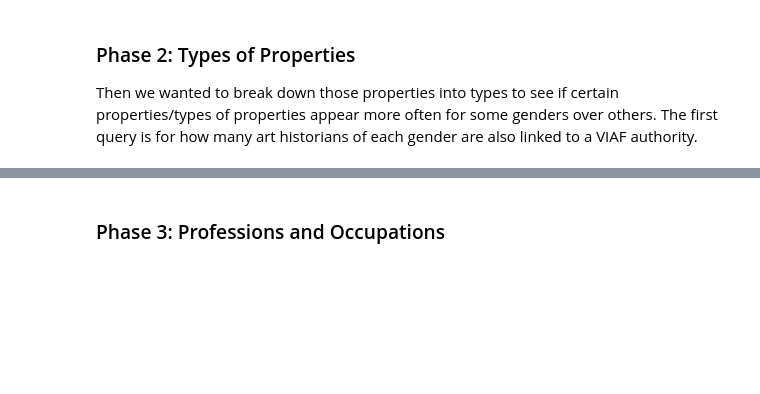
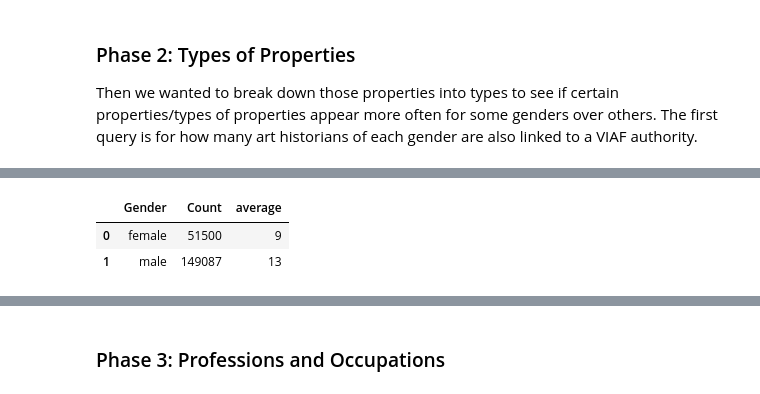
Before and after one commit to SarahTew/wikigen, a Jupyter notebook: Notebook 4.ipynb, the cells around one changed output, grey strips where cells are left out. Saved outputs shown, nothing was run; the diff lists cells and outputs as text; code cells hidden in the pictures; blank space fills up the shorter version.

```diff
--- a/Notebook 4.ipynb
+++ b/Notebook 4.ipynb
@@ -603,3 +672,81 @@ HaBima Archive person ID male 1
 ArTS author ID female 1
 IxTheo authority ID non-binary 1
 👻
+# %%
+#Note: I have tried to do the totals using the same code as the personal relationships, just changing to type of property
+#but it doesn't work!!! It times out. Idk why??? also the viaf doesn't match the above: why?
+
+from SPARQLWrapper import SPARQLWrapper, JSON
+import ssl
+import csv
+import pandas as pd
+
+ssl._create_default_https_context = ssl._create_unverified_context
+
+# get the endpoint API
+wikidata_endpoint = "https://query.wikidata.org/bigdata/namespace/wdq/sparql"
+
+# prepare the query
+my_SPARQL_query = """
+# Make a list of the most used authority control properties for people for art historians by gender
+#counting people rather than properties
+SELECT ?propertyLabel ?genderLabel ?count WHERE {
+  {
+    select distinct?gender ?propertyclaim (COUNT(distinct(?item)) AS ?count) where {
+      ?item wdt:P106/wdt:P279* wd:Q1792450  .
+      ?item wdt:P31 wd:Q5 .
+      ?item wdt:P21 ?gender .
+      ?item ?propertyclaim [] .
+    } group by ?propertyclaim ?gender
+  }
+  ?property wikibase:propertyType wikibase:ExternalId .
+  ?property wdt:P31 wd:Q19595382 .
+  ?property wikibase:claim ?propertyclaim .
+  SERVICE wikibase:label {            # ... include the labels
+    bd:serviceParam wikibase:language "en" .
+  }
+} ORDER BY DESC (?count)
+"""
+# set the endpoint
+sparql_wd = SPARQLWrapper(wikidata_endpoint)
+# set the query
+sparql_wd.setQuery(my_SPARQL_query)
+# set the returned format
+sparql_wd.setReturnFormat(JSON)
+# get the results
+auth_result = sparql_wd.query().convert()
+
+# manipulate the result
+#for result in auth_results["results"]["bindings"]:
+    #print(result["propertyLabel"]["value"], result["genderLabel"]["value"], result["count"]["value"])
+print("👻")
+
+#Create csv file
+with open('authorities.csv', mode='w', encoding="utf-8") as my_file:
+    my_writer = csv.writer(my_file, delimiter=',', quoting=csv.QUOTE_ALL)
+    # write the column names
+    my_writer.writerow(['Authority', 'Gender', "Count"])
+    for result in auth_result["results"]["bindings"]:
+        my_writer.writerow([result["propertyLabel"]["value"], result["genderLabel"]["value"], result["count"]["value"].strip()])
+
+# parse the csv into a dataframe
+dfd = pd.read_csv("authorities.csv")
+
+#sum the counts by gender
+dff = dfd.groupby(["Gender"]).Count.sum().reset_index()
+#drop nb
+dff = dff.drop(dff.index[2])
+
+#add colum for average
+f_auth = dff.iat[0,1]
+m_auth = dff.iat[1,1]
+ff_auth = round(f_auth/women)
+fm_auth = round(m_auth/men)
+average = [ff_auth, fm_auth]
+dff["average"] = average
+dff.head()
+
+
+#print(f_auth)
+#print(m_auth)
+# %% [output]
@@ -605,0 +754,3 @@ IxTheo authority ID non-binary 1
+|  | Gender | Count | average |
+| 0 | female | 51500 | 9 |
+| 1 | male | 149087 | 13 |
```
Also changed, not shown: parts of 27 cells of this notebook.
